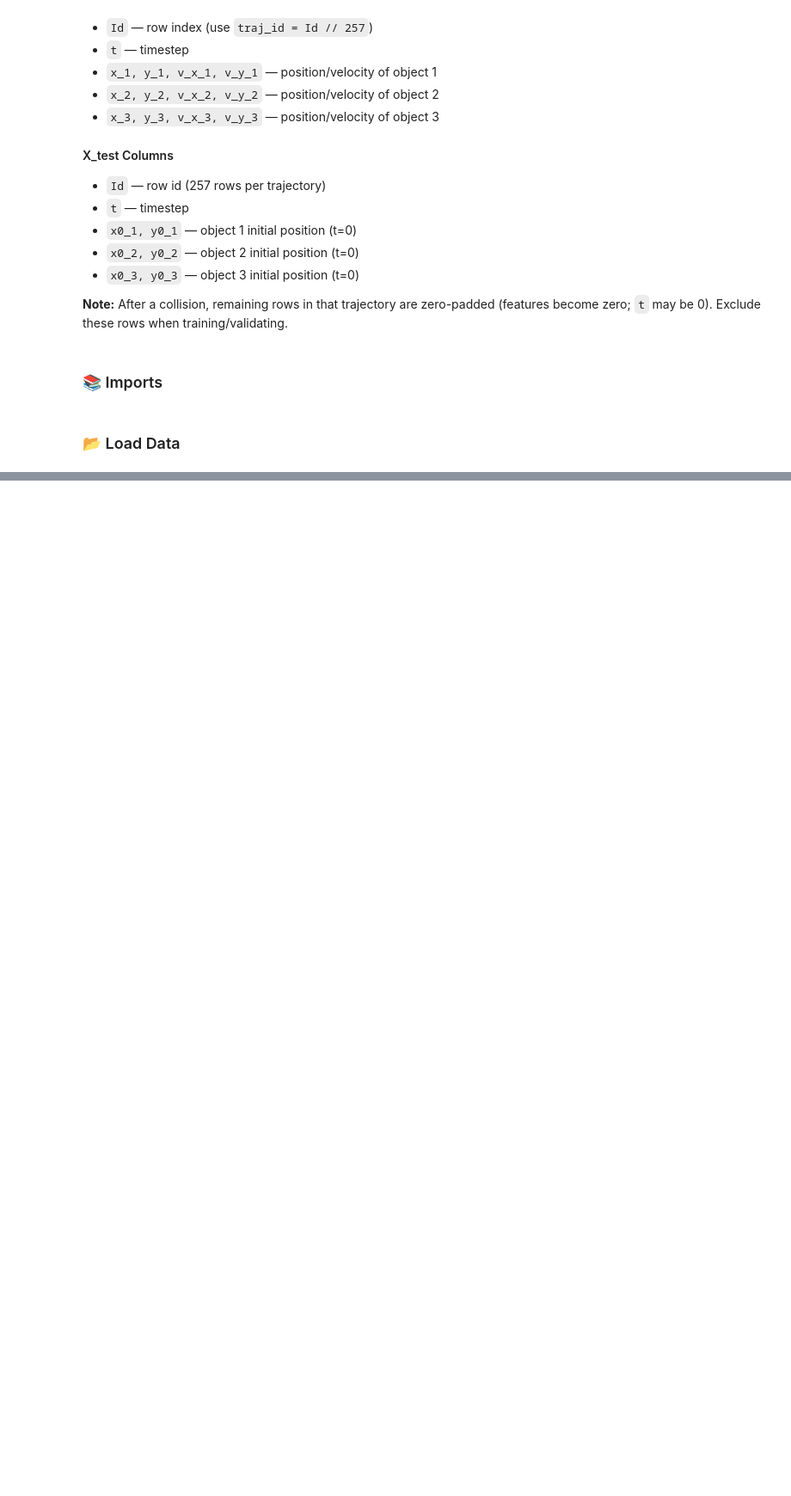
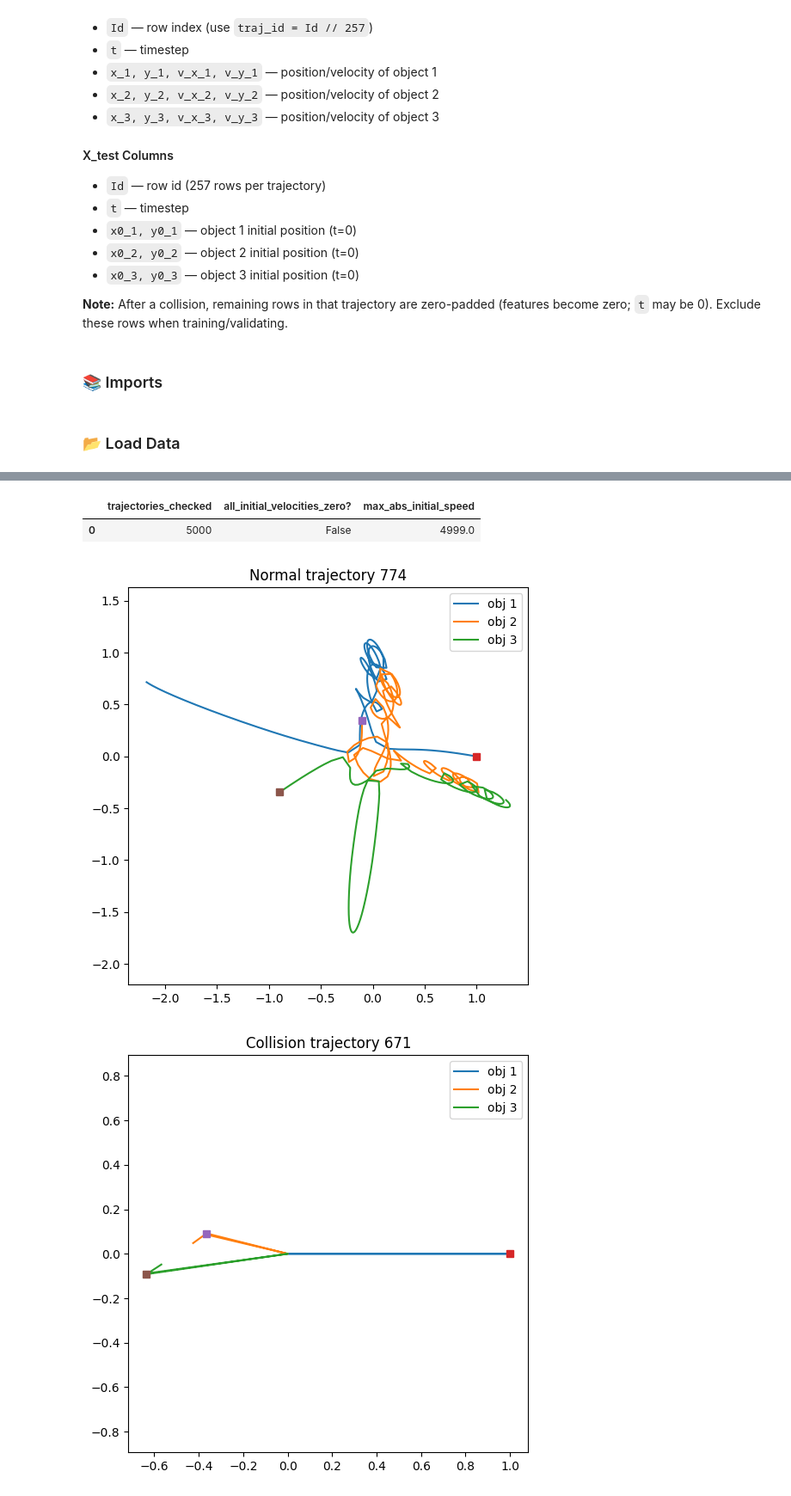
Before and after one commit to Custodio30/MLNOVA-AA-Assigement-1-Bernardo-Joao-Leonor, a Jupyter notebook: assigment#1/notebooks/assigment#1.ipynb, the cells around one changed output, grey strips where cells are left out. Shown at 86% size. Saved outputs shown, nothing was run; the diff lists cells and outputs as text; code cells hidden in the pictures; blank space fills up the shorter version.

```diff
--- a/assigment#1/notebooks/assigment#1.ipynb
+++ b/assigment#1/notebooks/assigment#1.ipynb
@@ -84,0 +224,28 @@ train = train.merge(first_rows, on="traj_id", how="left")
+# %%
+# Pré-processar o train
+train = preprocess_train(data, steps_per_traj=257)
+
+# Tabela-resumo (cola nos slides)
+overview = dataset_overview(train)
+display(overview)
+
+# Verificação: velocidades iniciais ~ 0
+init_vel_check = check_initial_velocities_zero(train)
+display(init_vel_check)
+
+# Visualizações: 1 trajetória “normal”
+plot_one_trajectory(train, traj_id=None, title_prefix="Normal trajectory")
+
+# Visualizações: 1 trajetória com colisão (se existir)
+col_traj = find_collision_traj(train)
+if col_traj is not None:
+    plot_one_trajectory(train, traj_id=col_traj, title_prefix="Collision trajectory")
+else:
+    print("No collision trajectories found (no padding).")
+
+# Histograma de t
+plot_t_hist(train)
+
+# Distribuição do comprimento útil (sem padding) por trajetória
+plot_hist_nonpadding_lengths(train)
+# %% [output]
@@ -84,0 +261,4 @@ train = train.merge(first_rows, on="traj_id", how="left")
+|  | trajectories_checked | all_initial_velocities_zero? | max_abs_initial_speed |
+| 0 | 5000 | False | 4999.0 |
+[figure, added]
+[figure, added]
```
Also changed, not shown: parts of 21 cells of this notebook, 2 other files.
